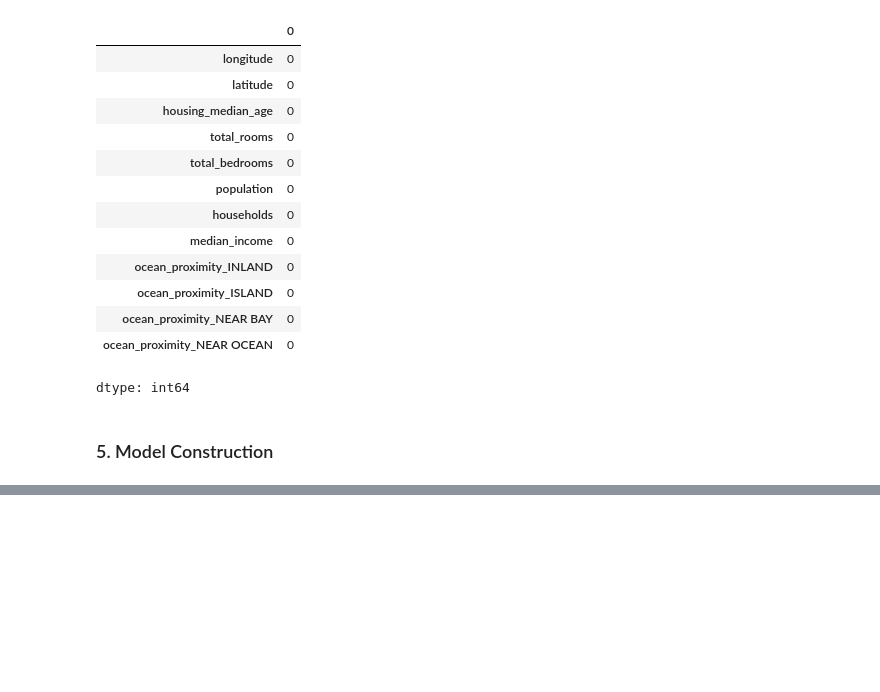
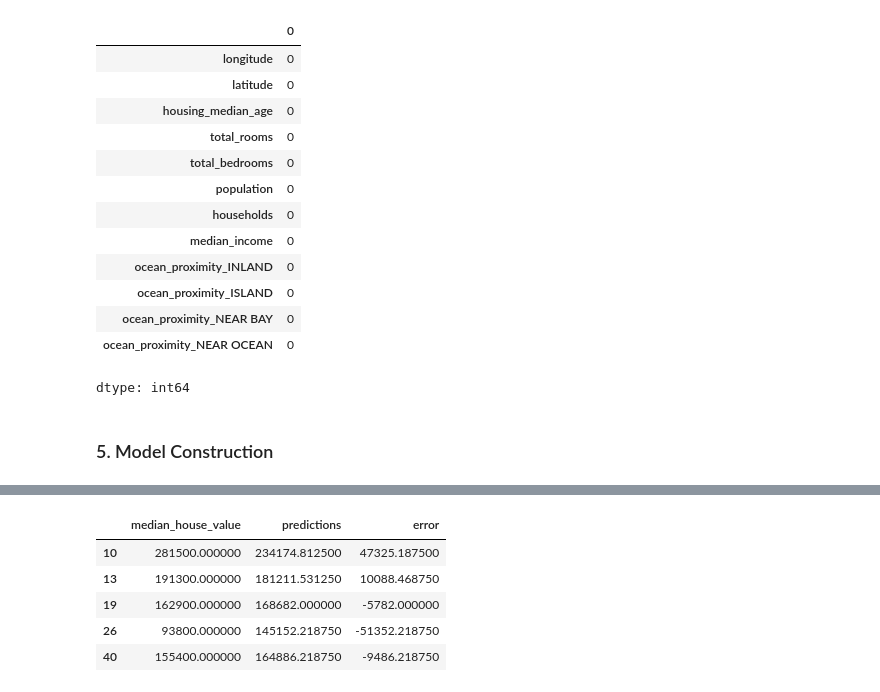
Before and after one commit to pevu97/Housing-Price-Regression-NN, a Jupyter notebook: notebooks/Workshop.ipynb, the cells around one changed output, grey strips where cells are left out. Drawn from its saved outputs; the diff is of its cells as text; code cells hidden in the pictures; blank space fills up the shorter version.

```diff
--- a/notebooks/Workshop.ipynb
+++ b/notebooks/Workshop.ipynb
@@ -317,2 +311,0 @@ Model: "sequential_1"
-# %%
-history = model.fit(train_dataset_scaled, train_labels, epochs=100, validation_split=0.2, verbose=1, batch_size=32)
@@ -336,0 +312,10 @@ Epoch 100/100
+# %%
+from tensorflow.keras.callbacks import EarlyStopping
+
+early_stop = EarlyStopping(
+    monitor='val_loss',       # na jakiej metryce się skupiamy
+    patience=5,               # ile epok poczeka zanim przerwie
+    restore_best_weights=True  # wróć do najlepszych wag (super ważne!)
+)
+
+history = model.fit(train_dataset_scaled, train_labels, epochs=200, validation_split=0.2, verbose=1, batch_size=32,  callbacks=[early_stop])
@@ -357,3 +360,6 @@ plot_hist(history)
 # %% [output]
 [interactive output not drawn]
 [interactive output not drawn]
+# %%
+test_predictions = model.predict(test_dataset_scaled).flatten()
+test_predictions
@@ -359,0 +369,4 @@ plot_hist(history)
+# %%
+pred = pd.DataFrame(test_labels)
+pred['predictions'] = test_predictions
+pred.head()
@@ -359,0 +395,10 @@ plot_hist(history)
+# %%
+pred['error'] = pred['median_house_value'] - pred['predictions']
+pred.head()
+# %% [output]
+|  | median_house_value | predictions | error |
+| 10 | 281500.000000 | 234174.812500 | 47325.187500 |
+| 13 | 191300.000000 | 181211.531250 | 10088.468750 |
+| 19 | 162900.000000 | 168682.000000 | -5782.000000 |
+| 26 | 93800.000000 | 145152.218750 | -51352.218750 |
+| 40 | 155400.000000 | 164886.218750 | -9486.218750 |
```
Also changed, not shown: parts of 10 cells of this notebook.
